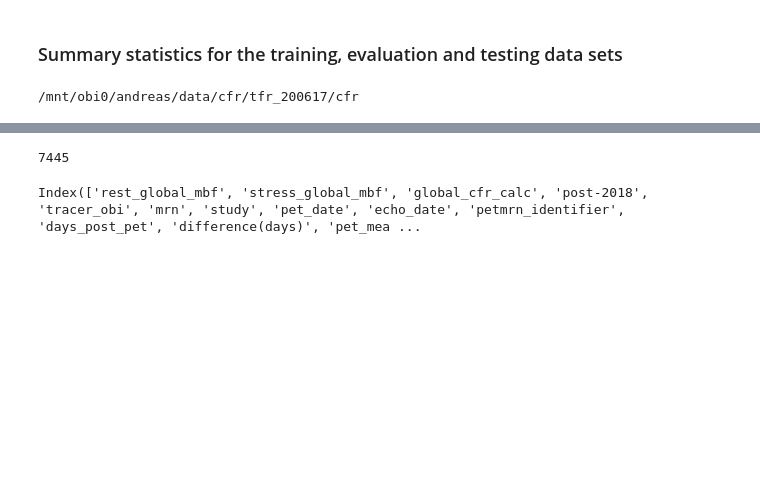
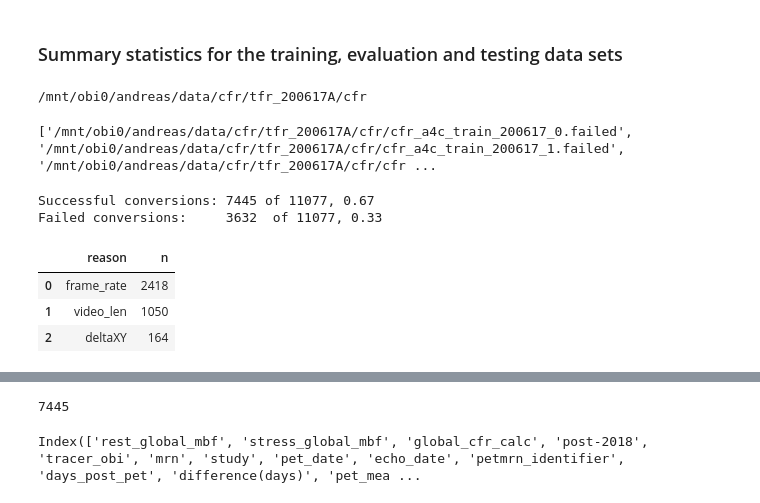
Before and after one commit to awerdich/werdich-cfr, a Jupyter notebook: notebooks/tfr_data_train_summary.ipynb, the cells around one changed output, grey strips where cells are left out. Saved outputs shown, nothing was run; the diff lists cells and outputs as text; code cells hidden in the pictures; blank space fills up the shorter version.

```diff
--- a/notebooks/tfr_data_train_summary.ipynb
+++ b/notebooks/tfr_data_train_summary.ipynb
@@ -13,17 +13,26 @@ pd.set_option('display.width', 1000)
 dset='cfr'
 meta_date = '200617'
 cfr_data_root = os.path.normpath('/mnt/obi0/andreas/data/cfr')
-tfr_dir = os.path.join(cfr_data_root, 'tfr_'+meta_date, dset)
+tfr_dir = os.path.join(cfr_data_root, 'tfr_'+meta_date+'A', dset)
 
 meta_dir = os.path.join(cfr_data_root, 'metadata_'+meta_date)
 print(tfr_dir)
 # %% [output]
-/mnt/obi0/andreas/data/cfr/tfr_200617/cfr
+/mnt/obi0/andreas/data/cfr/tfr_200617A/cfr
 # %%
 # TFR .parquet data files
 train_files = sorted(glob.glob(os.path.join(tfr_dir, dset+'_a4c_train_'+meta_date+'_*.parquet')))
 eval_files = sorted(glob.glob(os.path.join(tfr_dir, dset+'_a4c_eval_'+meta_date+'_*.parquet')))
 test_files = sorted(glob.glob(os.path.join(tfr_dir, dset+'_a4c_test_'+meta_date+'_*.parquet')))
+
+# List of files that failed TFR conversion
+train_failed_files = [file.replace('.parquet', '.failed') for file in train_files]
+eval_failed_files = [file.replace('.parquet', '.failed') for file in eval_files]
+test_failed_files = [file.replace('.parquet', '.failed') for file in test_files]
+
+print(train_failed_files)
+# %% [output]
+['/mnt/obi0/andreas/data/cfr/tfr_200617A/cfr/cfr_a4c_train_200617_0.failed', '/mnt/obi0/andreas/data/cfr/tfr_200617A/cfr/cfr_a4c_train_200617_1.failed', '/mnt/obi0/andreas/data/cfr/tfr_200617A/cfr/cfr ...
 # %%
 train_df = pd.concat([pd.read_parquet(file) for file in train_files])
 eval_df = pd.concat([pd.read_parquet(file) for file in eval_files])
@@ -31,0 +51,21 @@ df = pd.concat([train_df, eval_df, test_df], ignore_index=True).reset_index(drop
+# %%
+n_videos_success = len(tf_data.filename.unique())
+n_videos_failed = len(tf_failed_data.filename.unique())
+n_videos = n_videos_success + n_videos_failed
+n_videos_success_frac = np.around(n_videos_success/n_videos, decimals=2)
+n_videos_failed_frac = np.around(n_videos_failed/n_videos, decimals=2)
+print(f'Successful conversions: {n_videos_success} of {n_videos}, {n_videos_success_frac}')
+print(f'Failed conversions:     {n_videos_failed}  of {n_videos}, {n_videos_failed_frac}')
+# %% [output]
+Successful conversions: 7445 of 11077, 0.67
+Failed conversions:     3632  of 11077, 0.33
+# %%
+# Reason for failure
+failed_stats = tf_failed_data.err.value_counts().to_frame().reset_index(drop=False)
+failed_stats = failed_stats.rename(columns={'index':'reason', 'err': 'n'})
+failed_stats
+# %% [output]
+|  | reason | n |
+| 0 | frame_rate | 2418 |
+| 1 | video_len | 1050 |
+| 2 | deltaXY | 164 |
```
Also changed, not shown: parts of 3 cells of this notebook, 6 other files.
